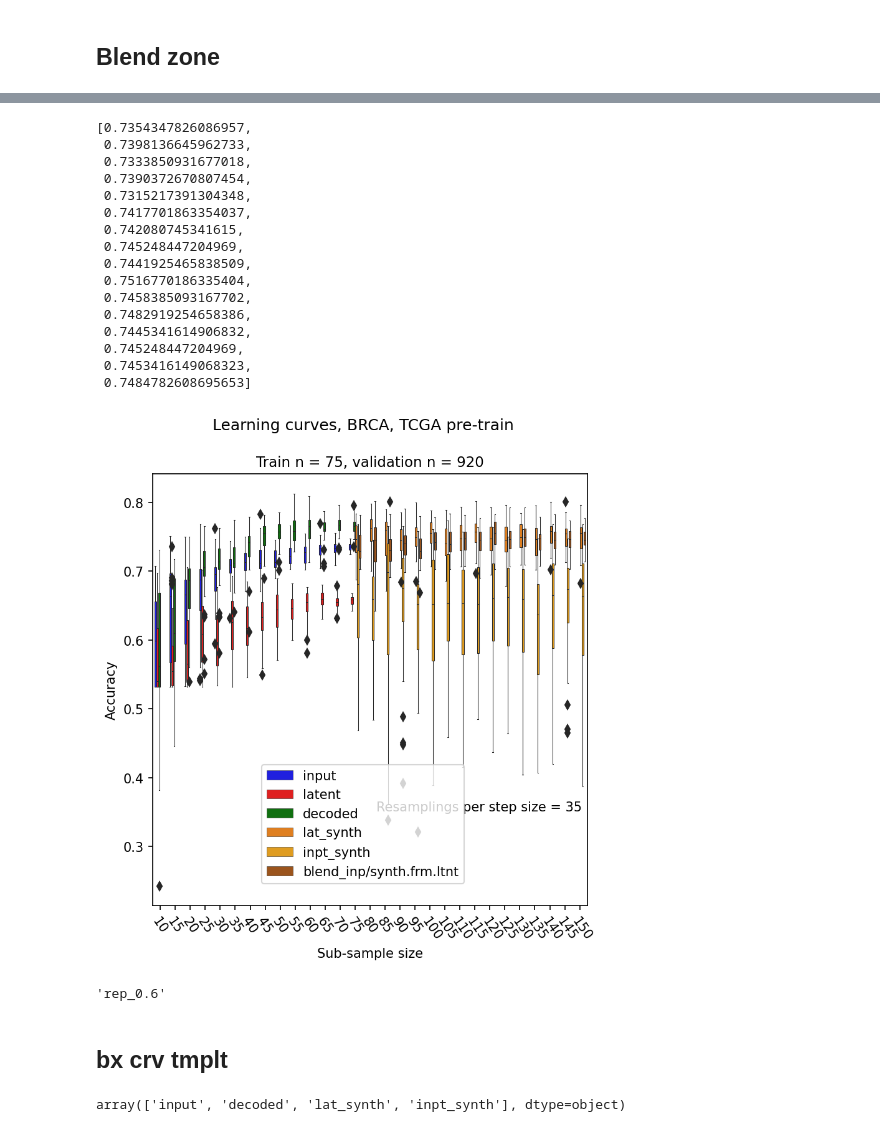
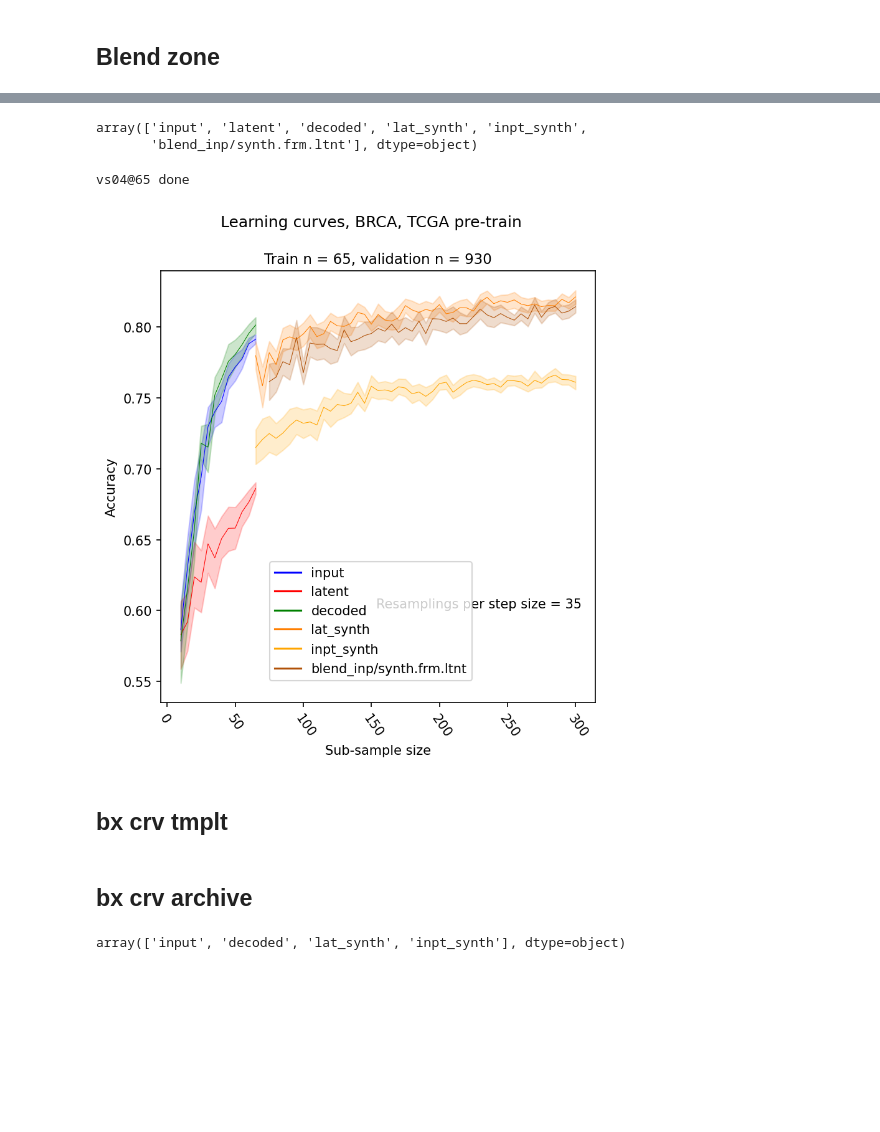
Before and after one commit to briankarlberg/synthetic_TCGA_data_gen, a Jupyter notebook: g_learning_curves/rep_0.7.ipynb, the cells around one changed output, grey strips where cells are left out. Drawn from its saved outputs; the diff is of its cells as text; code cells hidden in the pictures; blank space fills up the shorter version.

Commit message:
Complete 5 replicates on BRCA
Latent feature value recombination for synthetic sample generation

```diff
--- a/g_learning_curves/rep_0.7.ipynb
+++ b/g_learning_curves/rep_0.7.ipynb
@@ -1656,3 +1608,4 @@ toggle_check = 'synthetic from latent done'
 df_to_clf = synth_input_decoded
 d_phs = 'inpt_synth'
 toggle_check = 'synthetic from input done'
+curve_range = list(range(trn_size, outer_limits, 10))
@@ -1667,8 +1614,9 @@ list(range(10, 76, 5)) # step sizes
 accuracy_curve_frame = pd.DataFrame() # to concat zone
 X_val = val.iloc[:, 1:]
 y_val = val.iloc[:, 0]
-# for smp_sz in list(range(75, 151, 5)): # Step range 1
-for smp_sz in list(range(10, 76, 5)): # Step range 2
+
+for smp_sz in curve_range: # Step range 2
+
     step_frame = pd.DataFrame()
     print(smp_sz)
 
@@ -1749,14 +1699,14 @@ toggle_check = 'latent done'
 accuracy_curve_frame = pd.DataFrame() # to concat zone
 X_val = val_encoded_labeled.iloc[:, 1:]
 y_val = val_encoded_labeled.iloc[:, 0]
-for smp_sz in list(range(10, 76, 5)): # Validation threshold
+for smp_sz in list(range(10, trn_size+1, 5)): # Validation threshold
     step_frame = pd.DataFrame()
     print(smp_sz)
 
     RF_output = []
     for r in list(range(0, resmpl_count)): # 35 resamplings at each step size
 
-        labeled_sample_subset_frame = latent_object.sample(smp_sz) # df_to_clf set as decoded object now, not the input
+        labeled_sample_subset_frame = latent_object.sample(smp_sz) # df_to_clf direct set as latent object
         X_trn = labeled_sample_subset_frame.iloc[:, 1:]
         y_trn = labeled_sample_subset_frame.iloc[:, 0]
 
@@ -1825,10 +1764,11 @@ blend_to_clf.shape
 # %%
 # Blend predictions, to box curve
 d_phs = 'blend_inp/synth.frm.ltnt'
+toggle_check = 'blender done'
 accuracy_curve_frame = pd.DataFrame() # to concat zone
 X_val = val.iloc[:, 1:]
 y_val = val.iloc[:, 0]
-for smp_sz in list(range(75, 151, 5)): # Synth from latent and input
+for smp_sz in list(range(trn_size, outer_limits, 5)): # Synth from latent and input
     step_frame = pd.DataFrame()
     print(smp_sz)
 
@@ -1962,67 +1832,40 @@ phase_frame
-# %%
-mean_list
-# %% [output]
-[0.7354347826086957,
- 0.7398136645962733,
- 0.7333850931677018,
- 0.7390372670807454,
- 0.7315217391304348,
- 0.7417701863354037,
- 0.742080745341615,
- 0.745248447204969,
- 0.7441925465838509,
- 0.7516770186335404,
- 0.7458385093167702,
- 0.7482919254658386,
- 0.7445341614906832,
- 0.745248447204969,
- 0.7453416149068323,
- 0.7484782608695653]
+# %%
+box_curve_frame.data_phase.unique()
+# %% [output]
+array(['input', 'latent', 'decoded', 'lat_synth', 'inpt_synth',
+       'blend_inp/synth.frm.ltnt'], dtype=object)
 # %%
 # Blended box curve
 figure(figsize=(6, 6), dpi=150)
 palette=['blue', 'red','green',
          plt.cm.Paired(7), 'orange', '#b05107']
-ax = sns.boxplot(x='step_size', y='Accuracy',
-            hue='data_phase', palette=palette,
-            data=box_curve_frame, linewidth = .5)
+
 phase_list = ['input', 'latent', 'decoded',
               'lat_synth', 'inpt_synth', 'blend_inp/synth.frm.ltnt']
 
-# for pal_idx, phase in enumerate(phase_list):
-#     phase_frame = box_curve_frame[box_curve_frame.data_phase == phase]
-#     mean_list = []
-#     step_list = []
-#     for step_size in phase_frame.step_size.unique():
-#         mean_list.append(mean(phase_frame[phase_frame.step_size == step_size].Accuracy))
-#         step_list.append(step_size)
-#     sns.plot(step_list, mean_list, color = palette[pal_idx])
-
-# ax = sns.lineplot(x='step_size', y='Accuracy',
-#             hue='data_phase', palette=palette,
-#             data=box_curve_frame, linewidth = .5)
+ax = sns.lineplot(x='step_size', y='Accuracy',
+            hue='data_phase', palette=palette,
+            data=box_curve_frame, linewidth = .5)
 
 plt.suptitle('Learning curves, '+trn.index.name+', TCGA pre-train')
 plt.title('Train n = '+str(len(trn))+', validation n = '+str(len(val)), fontsize = 11) # across or within cohorts
 plt.ylabel('Accuracy')
 plt.xlabel('Sub-sample size')
 plt.annotate('Resamplings per step size = '+str(resmpl_count),
                 xy=(.5, .3), xycoords='figure fraction',
                 horizontalalignment='left', verticalalignment='top',
                 )
 plt.legend(loc=(.25,.05))
 ax.set_xticklabels(ax.get_xticklabels(),rotation=-55,
                    ha='left',
                    rotation_mode='anchor'
                   )
 plt.savefig(
     'i_o/'+v+'/'+fine_tune_file.index.name+'/learn_curve/'+fine_tune_file.index.name+'_learning_curve_with_TCGA_pretrain_'+str(
-    repeats)+'_'+val_split+'box.png', bbox_inches = 'tight')
+    repeats)+'_'+val_split+'_line.png', bbox_inches = 'tight')
+print(val_split+' done')
 # %% [output]
+vs04@65 done
-[figure, old version]
+[figure, new version]
-# %%
-v
-# %% [output]
-'rep_0.6'
 # %% [markdown]
 ## bx crv tmplt
@@ -2028,0 +1876,2 @@ v
+# %% [markdown]
+## bx crv archive
```
Also changed, not shown: parts of 110 cells of this notebook.
